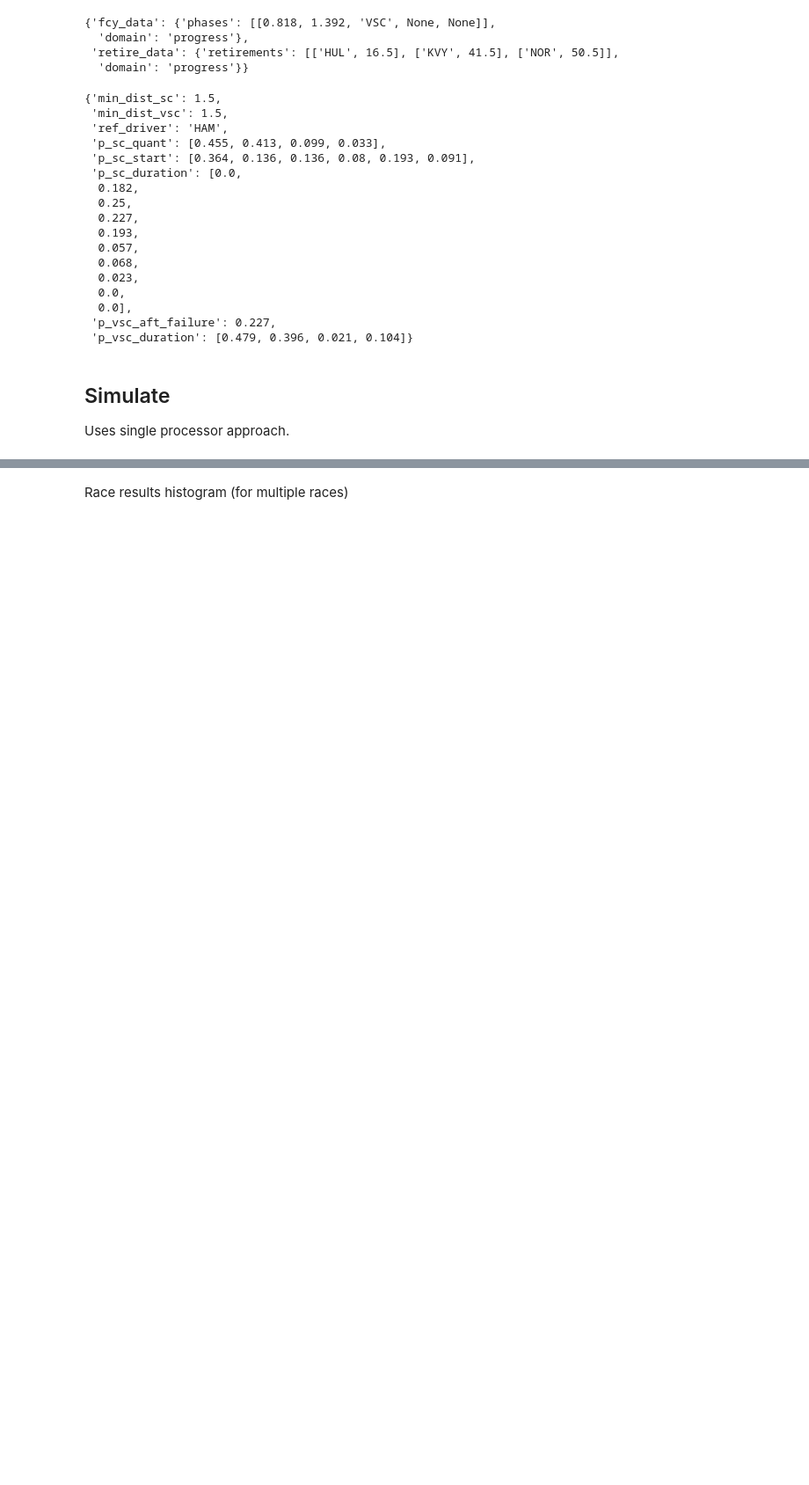
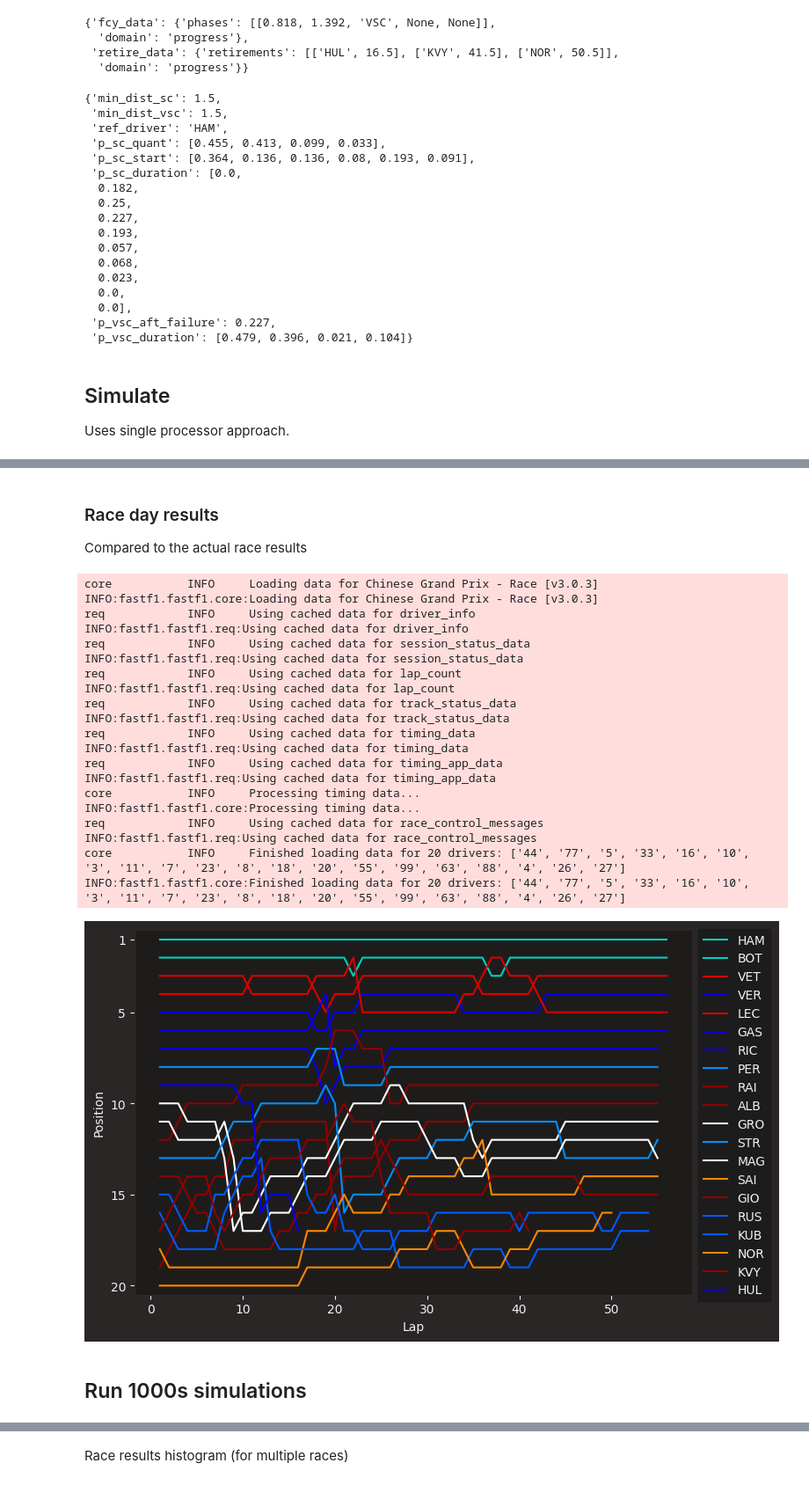
Before and after one commit to pezon/msca-race-simulation, a Jupyter notebook: notebooks/Simulate_Race.ipynb, the cells around one changed output, grey strips where cells are left out. Shown at 88% size. Saved outputs shown, nothing was run; the diff lists cells and outputs as text; code cells hidden in the pictures; blank space fills up the shorter version.

```diff
--- a/notebooks/Simulate_Race.ipynb
+++ b/notebooks/Simulate_Race.ipynb
@@ -499,0 +611,57 @@ if sim_opts["no_sim_runs"] == 1:
+# %% [markdown]
+### Race day results
+
+Compared to the actual race results
+# %%
+import fastf1.plotting
+import matplotlib.pyplot as plt
+
+if sim_opts["no_sim_runs"] == 1:
+    session = fastf1.get_session(2019, "Shanghai", "R")
+    session.load(telemetry=False, weather=False)
+
+    fig, ax = plt.subplots(figsize=(8.0, 4.9))
+
+    for drv in session.drivers:
+        drv_laps = session.laps.pick_driver(drv)
+
+        driver = drv_laps["Driver"].iloc[0]
+        team = drv_laps["Team"].iloc[0]
+
+        color = fastf1.plotting.team_color(team)
+        ax.plot(drv_laps["LapNumber"], drv_laps["Position"],
+                label=driver, color=color)
+
+    ax.set_ylim([20.5, 0.5])
+    ax.set_yticks([1, 5, 10, 15, 20])
+    ax.set_xlabel("Lap")
+    ax.set_ylabel("Position")
+
+    ax.legend(bbox_to_anchor=(1.0, 1.02))
+    plt.tight_layout()
+
+    plt.show()
+# %% [output]
+core           INFO     Loading data for Chinese Grand Prix - Race [v3.0.3]
+INFO:fastf1.fastf1.core:Loading data for Chinese Grand Prix - Race [v3.0.3]
+req            INFO     Using cached data for driver_info
+INFO:fastf1.fastf1.req:Using cached data for driver_info
+req            INFO     Using cached data for session_status_data
+INFO:fastf1.fastf1.req:Using cached data for session_status_data
+req            INFO     Using cached data for lap_count
+INFO:fastf1.fastf1.req:Using cached data for lap_count
+req            INFO     Using cached data for track_status_data
+INFO:fastf1.fastf1.req:Using cached data for track_status_data
+req            INFO     Using cached data for timing_data
+INFO:fastf1.fastf1.req:Using cached data for timing_data
+req            INFO     Using cached data for timing_app_data
+INFO:fastf1.fastf1.req:Using cached data for timing_app_data
+core           INFO     Processing timing data...
+INFO:fastf1.fastf1.core:Processing timing data...
+req            INFO     Using cached data for race_control_messages
+INFO:fastf1.fastf1.req:Using cached data for race_control_messages
+core           INFO     Finished loading data for 20 drivers: ['44', '77', '5', '33', '16', '10', '3', '11', '7', '23', '8', '18', '20', '55', '99', '63', '88', '4', '26', '27']
+INFO:fastf1.fastf1.core:Finished loading data for 20 drivers: ['44', '77', '5', '33', '16', '10', '3', '11', '7', '23', '8', '18', '20', '55', '99', '63', '88', '4', '26', '27']
+[figure, added]
+# %% [markdown]
+## Run 1000s simulations
```
Also changed, not shown: parts of 19 cells of this notebook.
